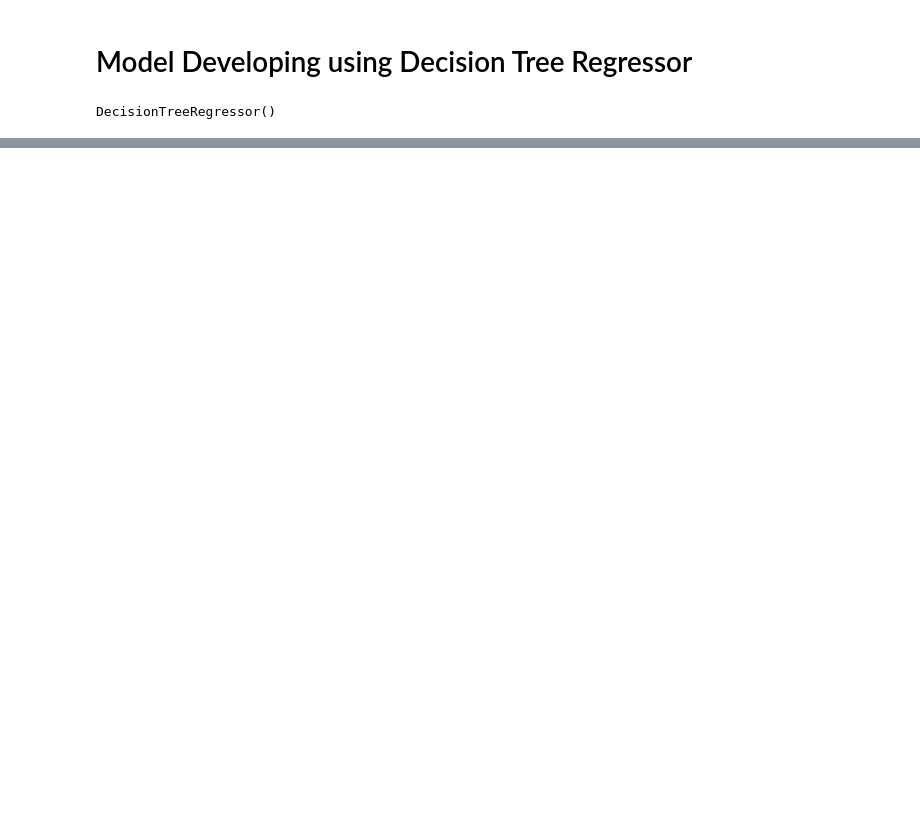
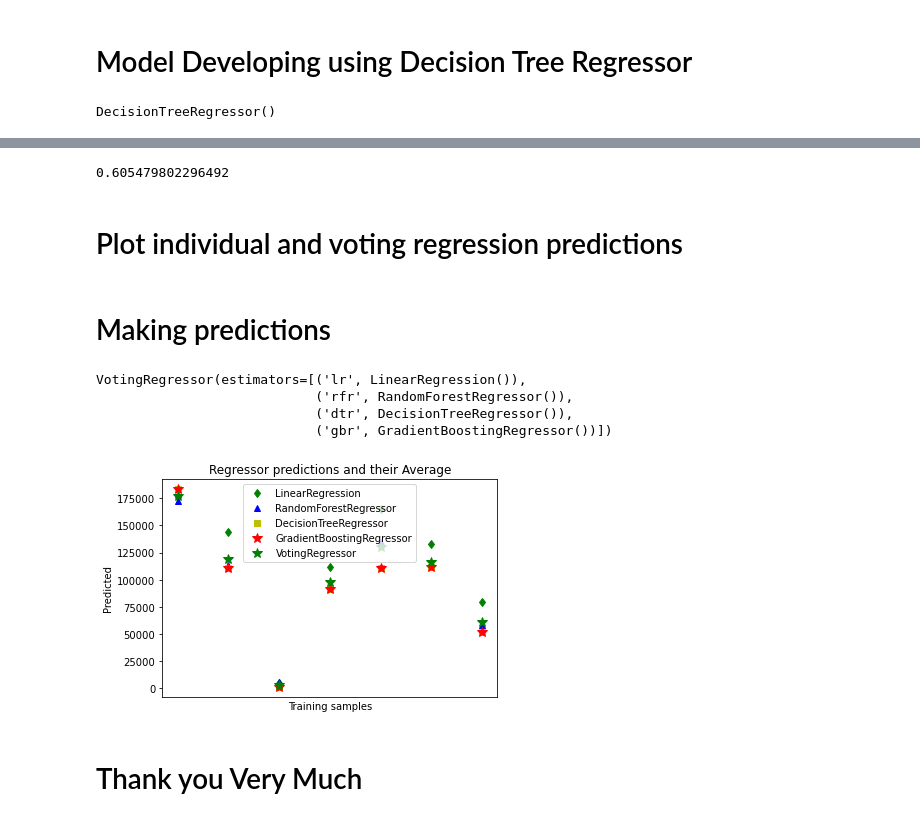
Before and after one commit to Alamgir-JUST/GPA-5-Prediction-for-SSC-exam-in-Bangladesh, a Jupyter notebook: GPA-5 Prediction for SSC in Bangladesh .ipynb, the cells around one changed output, grey strips where cells are left out. Drawn from its saved outputs; the diff is of its cells as text; code cells hidden in the pictures; blank space fills up the shorter version.

```diff
--- a/GPA-5 Prediction for SSC in Bangladesh .ipynb
+++ b/GPA-5 Prediction for SSC in Bangladesh .ipynb
@@ -121,0 +131,4 @@ dtr.score(xtest, ytest)
+# %%
+gbr = GradientBoostingRegressor()
+# %%
+gbr.fit(xtrain, ytrain)
@@ -121,0 +142,42 @@ dtr.score(xtest, ytest)
+# %%
+gbr.score(xtest, ytest)
+# %% [output]
+0.605479802296492
+# %% [markdown]
+# Plot individual and voting regression predictions
+# %% [markdown]
+# Making predictions
+# %%
+from sklearn.ensemble import VotingRegressor
+vr = VotingRegressor([("lr", lr), ("rfr", rfr), ("dtr", dtr), ("gbr", gbr)])
+vr.fit(xtrain, ytrain)
+# %% [output]
+VotingRegressor(estimators=[('lr', LinearRegression()),
+                            ('rfr', RandomForestRegressor()),
+                            ('dtr', DecisionTreeRegressor()),
+                            ('gbr', GradientBoostingRegressor())])
+# %%
+pred1 = lr.predict(xtest)
+pred2 = rfr.predict(xtest)
+pred3 = dtr.predict(xtest)
+pred4 = gbr.predict(xtest)
+pred5 = vr.predict(xtest)
+# %%
+plt.figure()
+plt.plot(pred1, "gd", label="LinearRegression")
+plt.plot(pred2, "b^", label="RandomForestRegressor")
+plt.plot(pred3, "ys", label="DecisionTreeRegressor")
+plt.plot(pred4, "r*", ms=10, label="GradientBoostingRegressor")
+plt.plot(pred5, "g*", ms=10, label="VotingRegressor")
+
+plt.tick_params(axis="x", which="both", bottom=False, top=False, labelbottom=False)
+plt.ylabel("Predicted")
+plt.xlabel("Training samples")
+plt.legend(loc="best")
+plt.title("Regressor predictions and their Average")
+
+plt.show()
+# %% [output]
+[figure, added]
+# %% [markdown]
+# Thank you Very Much
```
Also changed, not shown: parts of 13 cells of this notebook.
